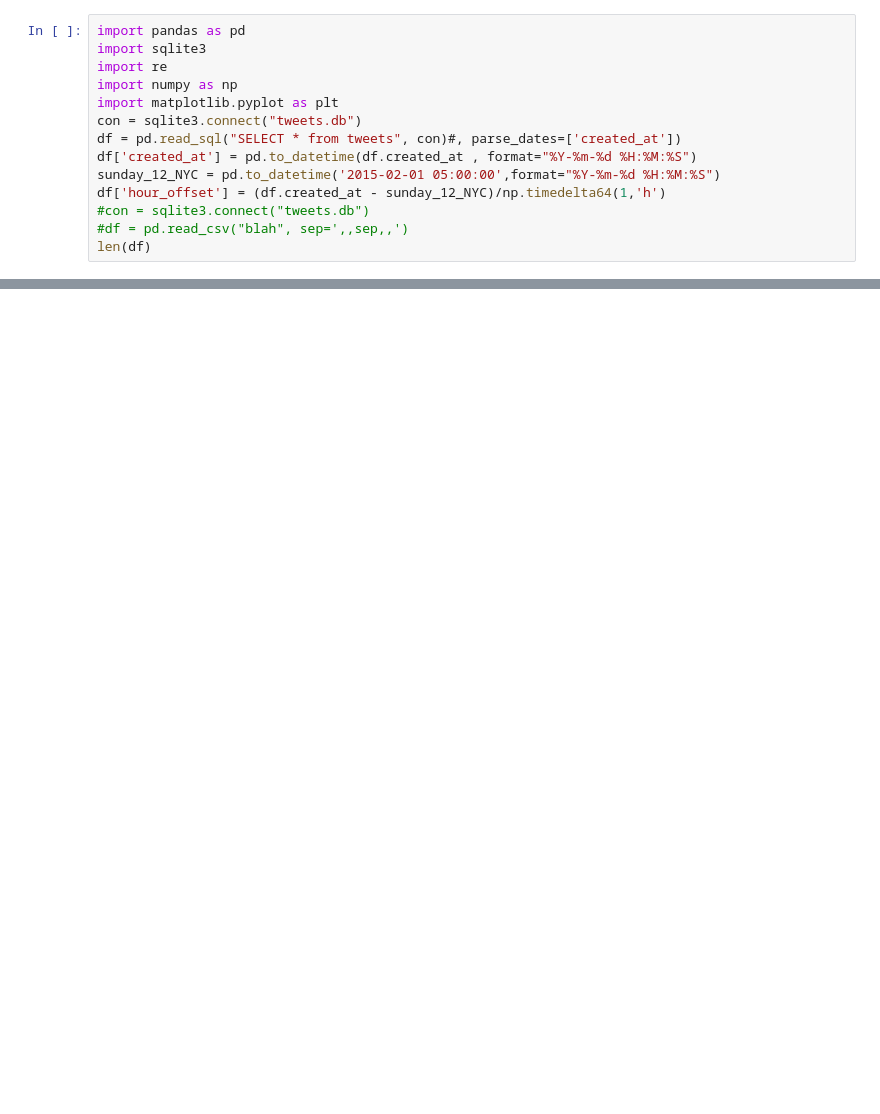
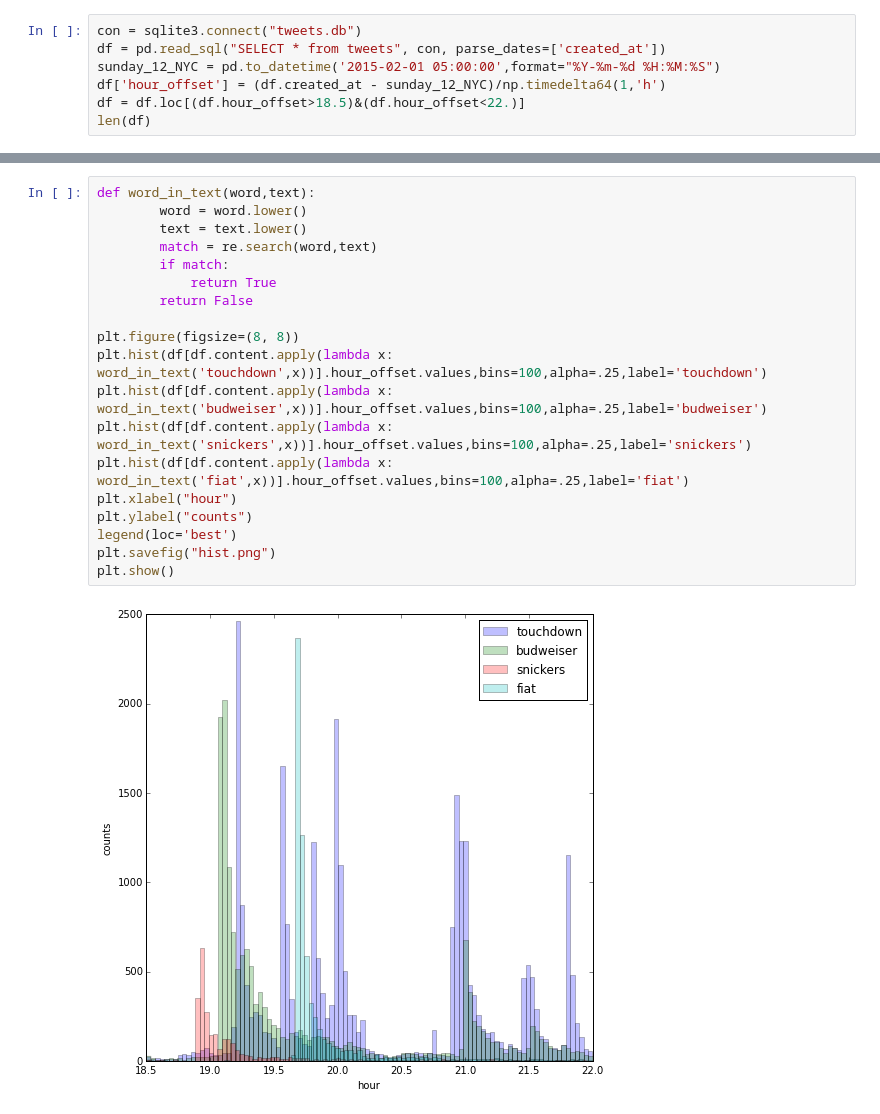
Before and after one commit to vybhavk/superbowl_tweets, a Jupyter notebook: superbowl_tweets.ipynb, the cells around one changed output, grey strips where cells are left out. Cells and saved outputs as stored; diff of their text form; blank space fills up the shorter version.

```diff
--- a/superbowl_tweets.ipynb
+++ b/superbowl_tweets.ipynb
@@ -1,15 +11,8 @@
 # %%
-import pandas as pd
-import sqlite3
-import re
-import numpy as np
-import matplotlib.pyplot as plt
 con = sqlite3.connect("tweets.db")
-df = pd.read_sql("SELECT * from tweets", con)#, parse_dates=['created_at'])
-df['created_at'] = pd.to_datetime(df.created_at , format="%Y-%m-%d %H:%M:%S")
+df = pd.read_sql("SELECT * from tweets", con, parse_dates=['created_at'])
 sunday_12_NYC = pd.to_datetime('2015-02-01 05:00:00',format="%Y-%m-%d %H:%M:%S")
 df['hour_offset'] = (df.created_at - sunday_12_NYC)/np.timedelta64(1,'h')
-#con = sqlite3.connect("tweets.db")
-#df = pd.read_csv("blah", sep=',,sep,,')
+df = df.loc[(df.hour_offset>18.5)&(df.hour_offset<22.)]
 len(df)
 # %% [output]
@@ -53,0 +22,21 @@ legend(loc='best')
+# %%
+def word_in_text(word,text):
+        word = word.lower()
+        text = text.lower()
+        match = re.search(word,text)
+        if match:
+            return True
+        return False
+
+plt.figure(figsize=(8, 8))
+plt.hist(df[df.content.apply(lambda x: word_in_text('touchdown',x))].hour_offset.values,bins=100,alpha=.25,label='touchdown')
+plt.hist(df[df.content.apply(lambda x: word_in_text('budweiser',x))].hour_offset.values,bins=100,alpha=.25,label='budweiser')
+plt.hist(df[df.content.apply(lambda x: word_in_text('snickers',x))].hour_offset.values,bins=100,alpha=.25,label='snickers')
+plt.hist(df[df.content.apply(lambda x: word_in_text('fiat',x))].hour_offset.values,bins=100,alpha=.25,label='fiat')
+plt.xlabel("hour")
+plt.ylabel("counts")
+legend(loc='best')
+plt.savefig("hist.png")
+plt.show()
+# %% [output]
+[figure, added]
```
Also changed, not shown: parts of 9 cells of this notebook, 11 other files.
